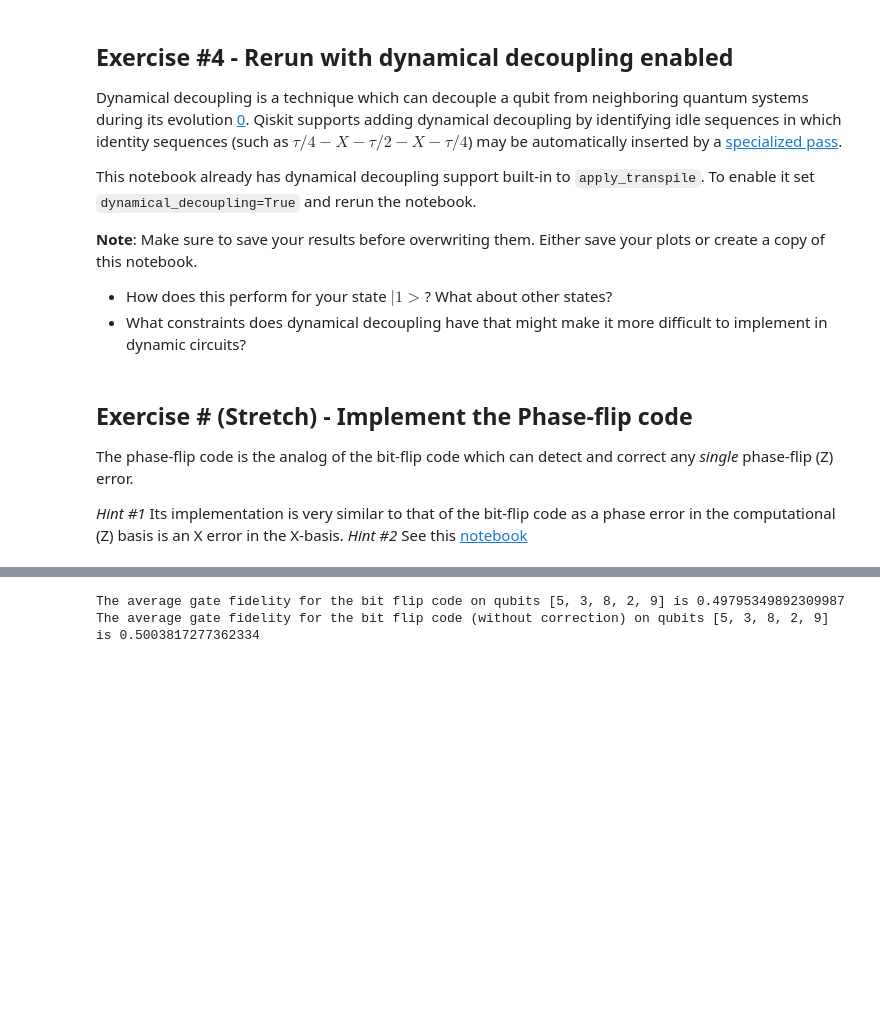
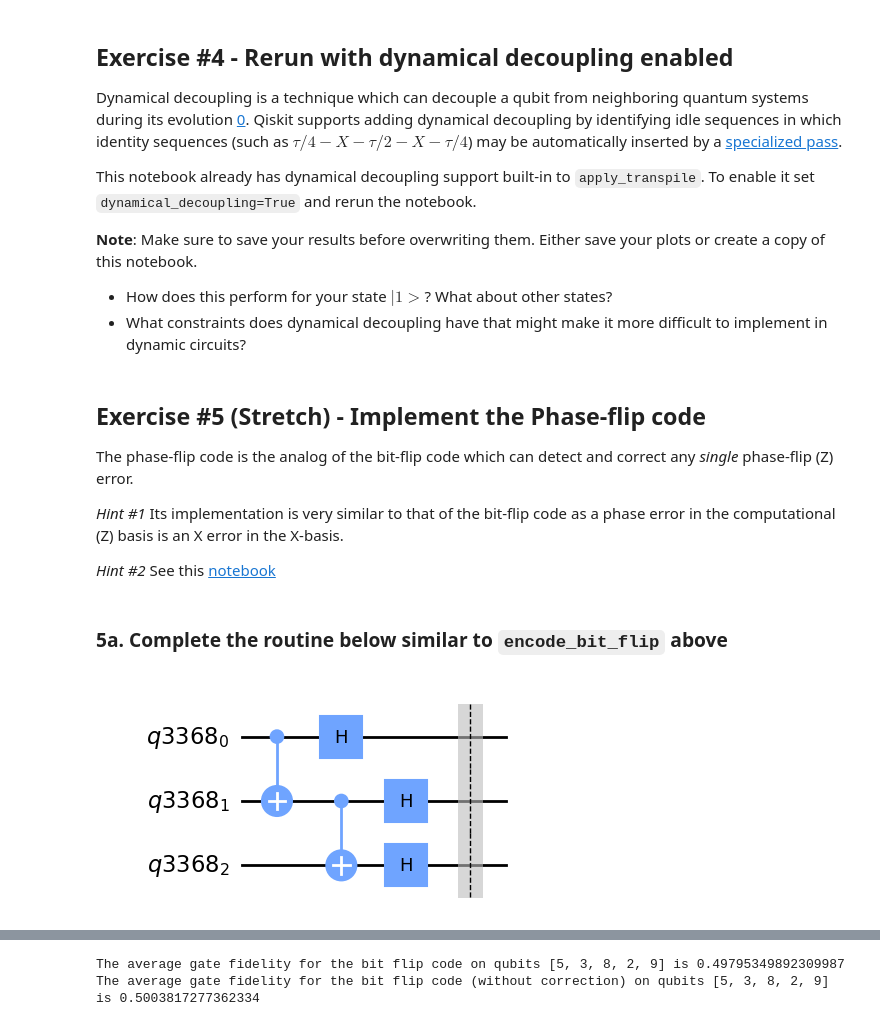
Before and after one commit to taalexander/IEEE-Quantum-Week-2022, a Jupyter notebook: ieee-qec-tutorial-2022.ipynb, the cells around one changed output, grey strips where cells are left out. Saved outputs shown, nothing was run; the diff lists cells and outputs as text; code cells hidden in the pictures; blank space fills up the shorter version.

Commit message:
Added exercise for the phase flip code.

```diff
--- a/ieee-qec-tutorial-2022.ipynb
+++ b/ieee-qec-tutorial-2022.ipynb
@@ -1513,9 +1416,30 @@ To enable it set `dynamical_decoupling=True` and rerun the notebook.
 - How does this perform for your state $|1>$? What about other states?
 - What constraints does dynamical decoupling have that might make it more difficult to implement in dynamic circuits?
 # %% [markdown]
-## Exercise # (Stretch) - Implement the Phase-flip code
+## Exercise #5 (Stretch) - Implement the Phase-flip code
 
 The phase-flip code is the analog of the bit-flip code which can detect and correct any *single* phase-flip (Z) error.
 
 *Hint #1* Its implementation is very similar to that of the bit-flip code as a phase error in the computational (Z) basis is an X error in the X-basis.
+
 *Hint #2* See this [notebook](https://github.com/qiskit-community/qiskit-community-tutorials/blob/master/awards/teach_me_quantum_2018/intro2qc/10.Quantum%20error%20correction.ipynb)
+# %% [markdown]
+### 5a.  Complete the routine below similar to `encode_bit_flip` above
+# %%
+def encode_phase_flip(qc, state, ancillas):
+    control = state
+    for ancilla in ancillas:
+        qc.cx(control, ancilla)
+        control = ancilla
+    qc.h(state)
+    qc.h(ancillas)
+    qc.barrier(state, *ancillas)
+    return qc
+
+qc_encode_phase = build_qc()
+
+encode_phase_flip(qc_encode_phase, state_data, ancillas_data)
+
+qc_encode_phase.draw(output="mpl", idle_wires=False)
+# %% [output]
+[figure, added]
```
Also changed, not shown: parts of 34 cells of this notebook.
